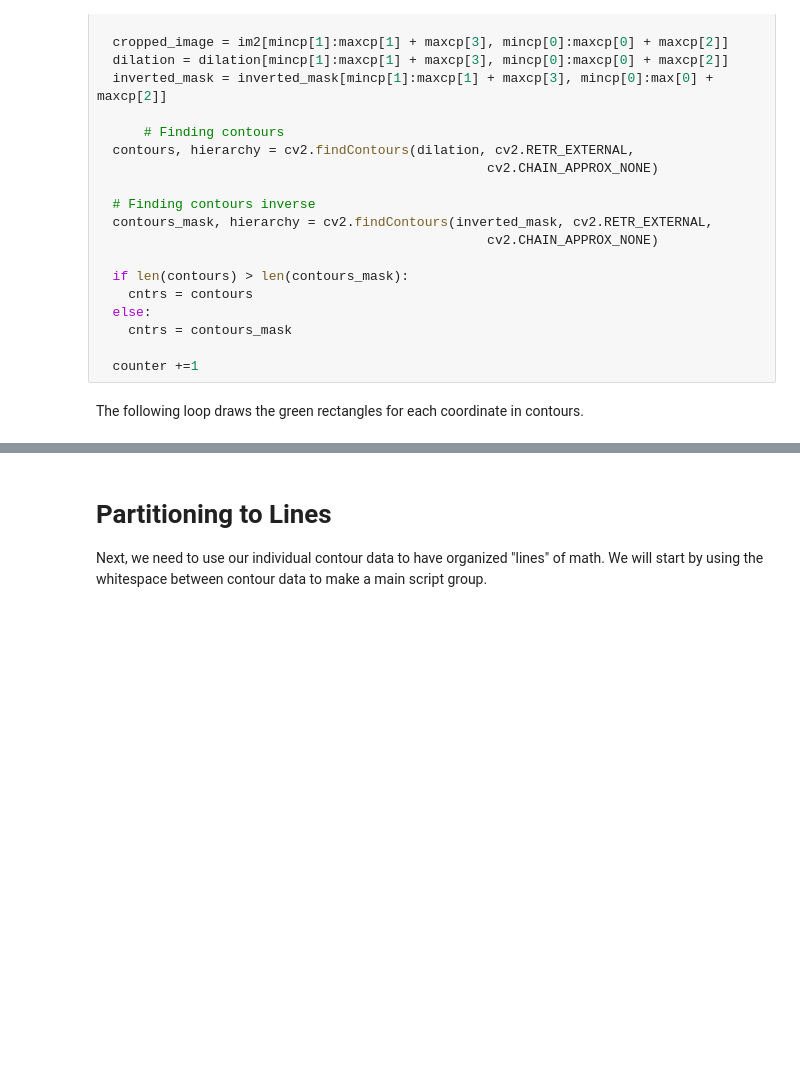
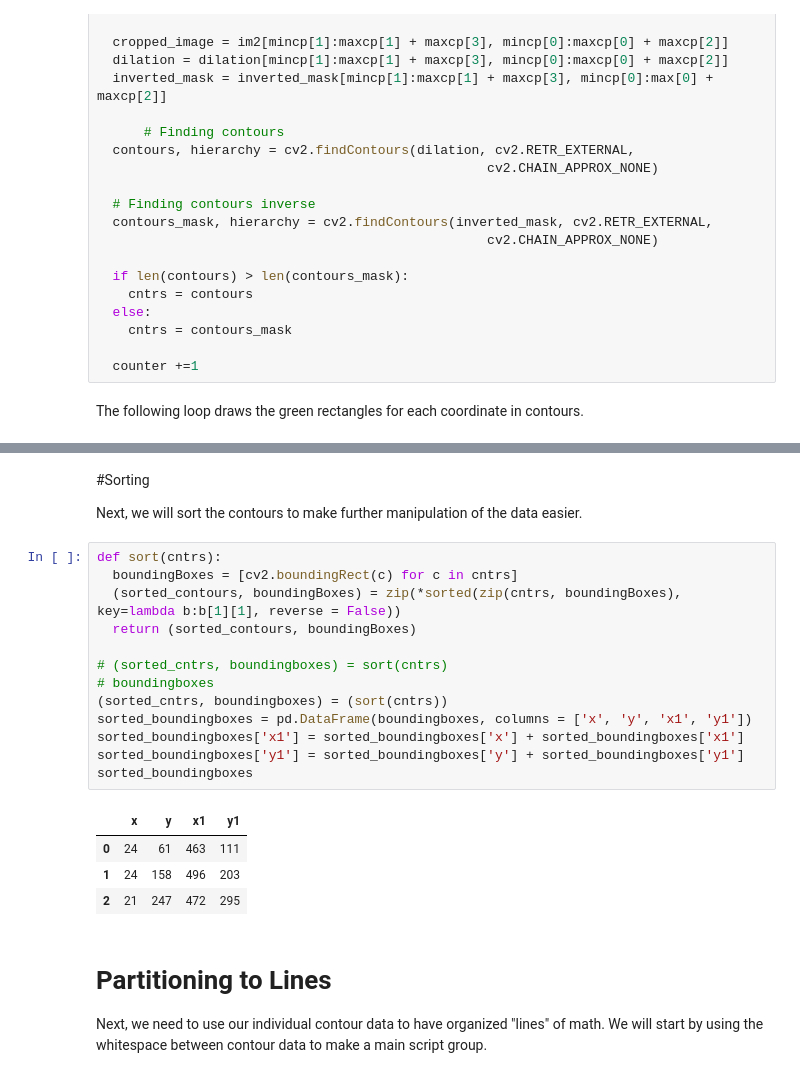
Before and after one commit to muvision/cm-mathvision, a Jupyter notebook: OpenCV.ipynb, the cells around one changed output, grey strips where cells are left out. Drawn from its saved outputs; the diff is of its cells as text; blank space fills up the shorter version.

```diff
--- a/OpenCV.ipynb
+++ b/OpenCV.ipynb
@@ -162,3 +172,25 @@ print(boundingboxes)
+# %% [markdown]
+#Sorting
+
+Next, we will sort the contours to make further manipulation of the data easier.
+# %%
+def sort(cntrs):
+  boundingBoxes = [cv2.boundingRect(c) for c in cntrs]
+  (sorted_contours, boundingBoxes) = zip(*sorted(zip(cntrs, boundingBoxes), key=lambda b:b[1][1], reverse = False))
+  return (sorted_contours, boundingBoxes)
+
+# (sorted_cntrs, boundingboxes) = sort(cntrs)
+# boundingboxes
+(sorted_cntrs, boundingboxes) = (sort(cntrs))
+sorted_boundingboxes = pd.DataFrame(boundingboxes, columns = ['x', 'y', 'x1', 'y1'])
+sorted_boundingboxes['x1'] = sorted_boundingboxes['x'] + sorted_boundingboxes['x1']
+sorted_boundingboxes['y1'] = sorted_boundingboxes['y'] + sorted_boundingboxes['y1']
+sorted_boundingboxes
+# %% [output]
+|  | x | y | x1 | y1 |
+| 0 | 24 | 61 | 463 | 111 |
+| 1 | 24 | 158 | 496 | 203 |
+| 2 | 21 | 247 | 472 | 295 |
 # %% [markdown]
 # Partitioning to Lines
 
```
Also changed, not shown: parts of 9 cells of this notebook.
